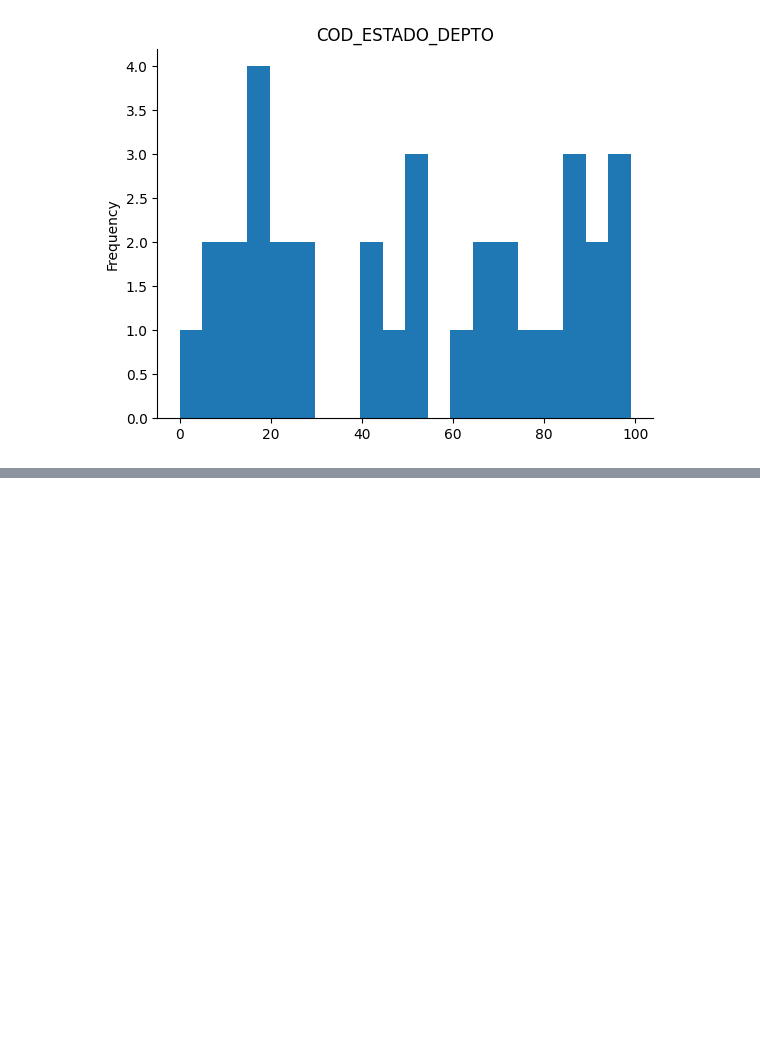
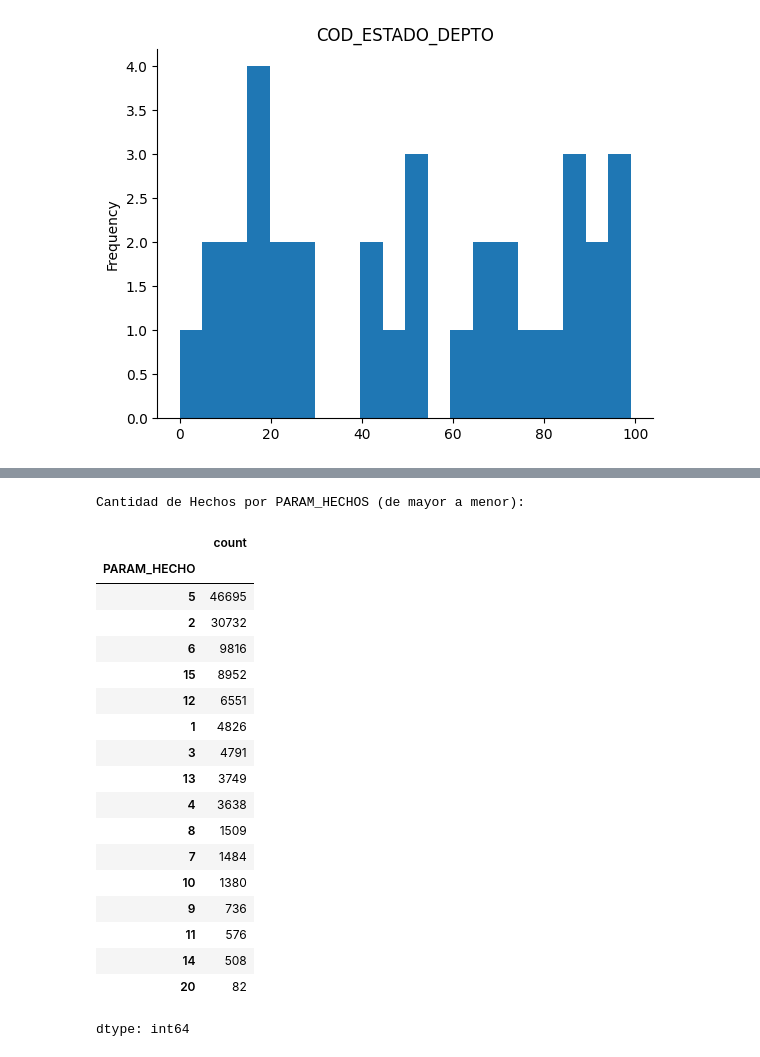
Before and after one commit to oviedokaren19/bc_G3_analisis_victimas, a Jupyter notebook: sprint2.ipynb, the cells around one changed output, grey strips where cells are left out. Cells and saved outputs as stored; diff of their text form; code cells hidden in the pictures; blank space fills up the shorter version.

```diff
--- a/sprint2.ipynb
+++ b/sprint2.ipynb
@@ -323,0 +345,27 @@ plt.gca().spines[['top', 'right',]].set_visible(False)
+# %%
+# prompt: Cantidad de Hechos por PARAM_HECHOS de mayor a menor
+
+param_hechos_counts = df_filtrado['PARAM_HECHO'].value_counts().sort_values(ascending=False)
+print("Cantidad de Hechos por PARAM_HECHOS (de mayor a menor):")
+param_hechos_counts
+# %% [output]
+Cantidad de Hechos por PARAM_HECHOS (de mayor a menor):
+|  | count |
+| PARAM_HECHO |  |
+| 5 | 46695 |
+| 2 | 30732 |
+| 6 | 9816 |
+| 15 | 8952 |
+| 12 | 6551 |
+| 1 | 4826 |
+| 3 | 4791 |
+| 13 | 3749 |
+| 4 | 3638 |
+| 8 | 1509 |
+| 7 | 1484 |
+| 10 | 1380 |
+| 9 | 736 |
+| 11 | 576 |
+| 14 | 508 |
+| 20 | 82 |
+dtype: int64
```
Also changed, not shown: parts of 4 cells of this notebook.
